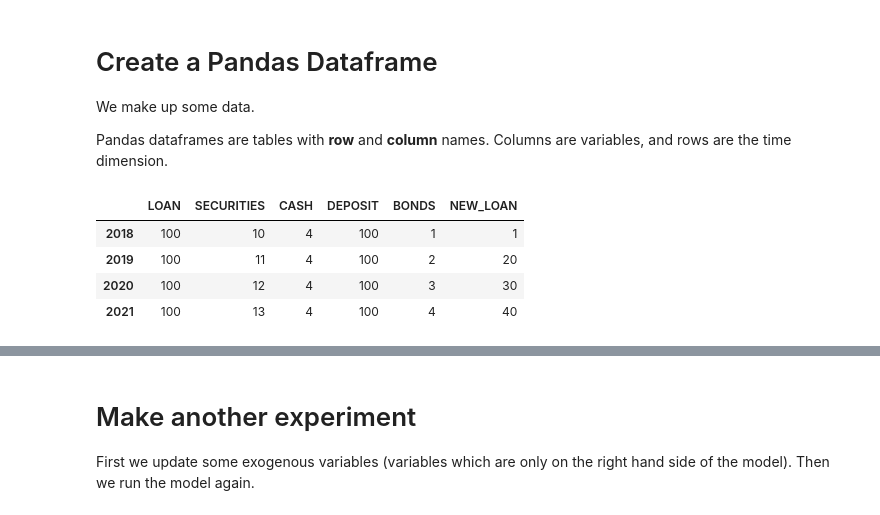
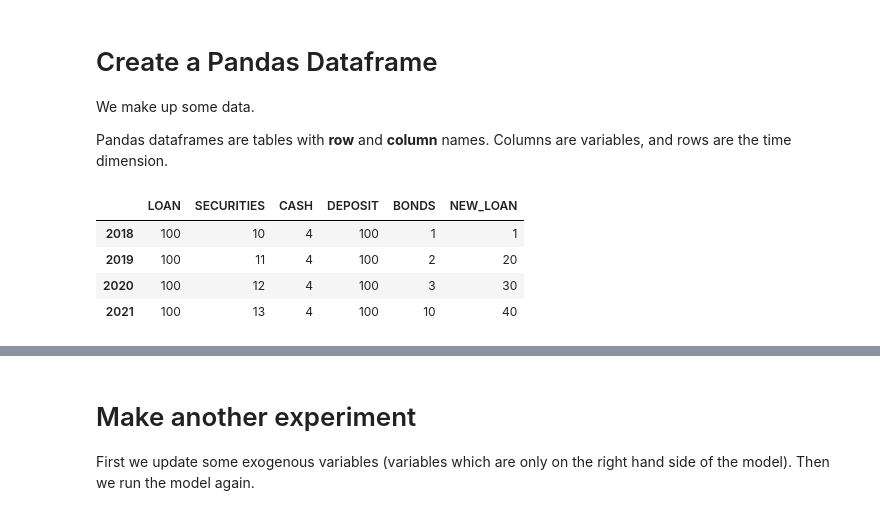
Before and after one commit to IbHansen/modelflow, a Jupyter notebook: ModelFlow, extend DataFrame.ipynb, the cells around one changed output, grey strips where cells are left out. Drawn from its saved outputs; the diff is of its cells as text; code cells hidden in the pictures.

```diff
--- a/ModelFlow, extend DataFrame.ipynb
+++ b/ModelFlow, extend DataFrame.ipynb
@@ -30,14 +36,14 @@ We make up some data.
 
 Pandas dataframes are tables with **row** and **column** names. Columns are variables, and rows are the time dimension.
 # %%
-df = pd.DataFrame({'LOAN': [100,100,100,100],'SECURITIES':[10,11,12,13],
-                   'CASH':[4,4,4,4],'DEPOSIT': [100,100,100,100],
-                   'BONDS':[1,2,3,4],'NEW_LOAN':[1,20,30,40] },
+df = pd.DataFrame({'LOAN': [100,100,100,100],'SECURITIES': [10,11,12,13],
+                   'CASH': [4,4,4,4],         'DEPOSIT'  : [100,100,100,100],
+                   'BONDS':[1,2,3,10],         'NEW_LOAN' :  [1,20,30,40] },
                   index=[2018,2019,2020,2021])
 df
 # %% [output]
 |  | LOAN | SECURITIES | CASH | DEPOSIT | BONDS | NEW_LOAN |
 | 2018 | 100 | 10 | 4 | 100 | 1 | 1 |
 | 2019 | 100 | 11 | 4 | 100 | 2 | 20 |
 | 2020 | 100 | 12 | 4 | 100 | 3 | 30 |
-| 2021 | 100 | 13 | 4 | 100 | 4 | 40 |
+| 2021 | 100 | 13 | 4 | 100 | 10 | 40 |
```
Also changed, not shown: parts of 35 cells of this notebook.
